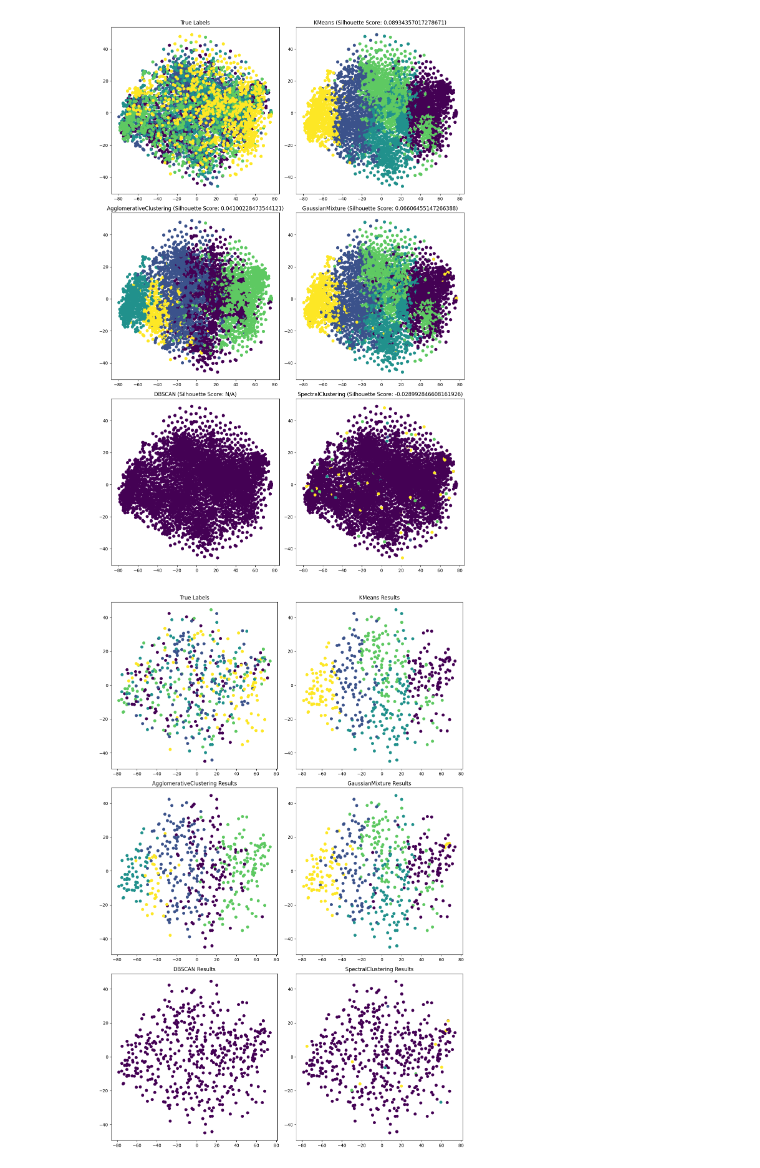
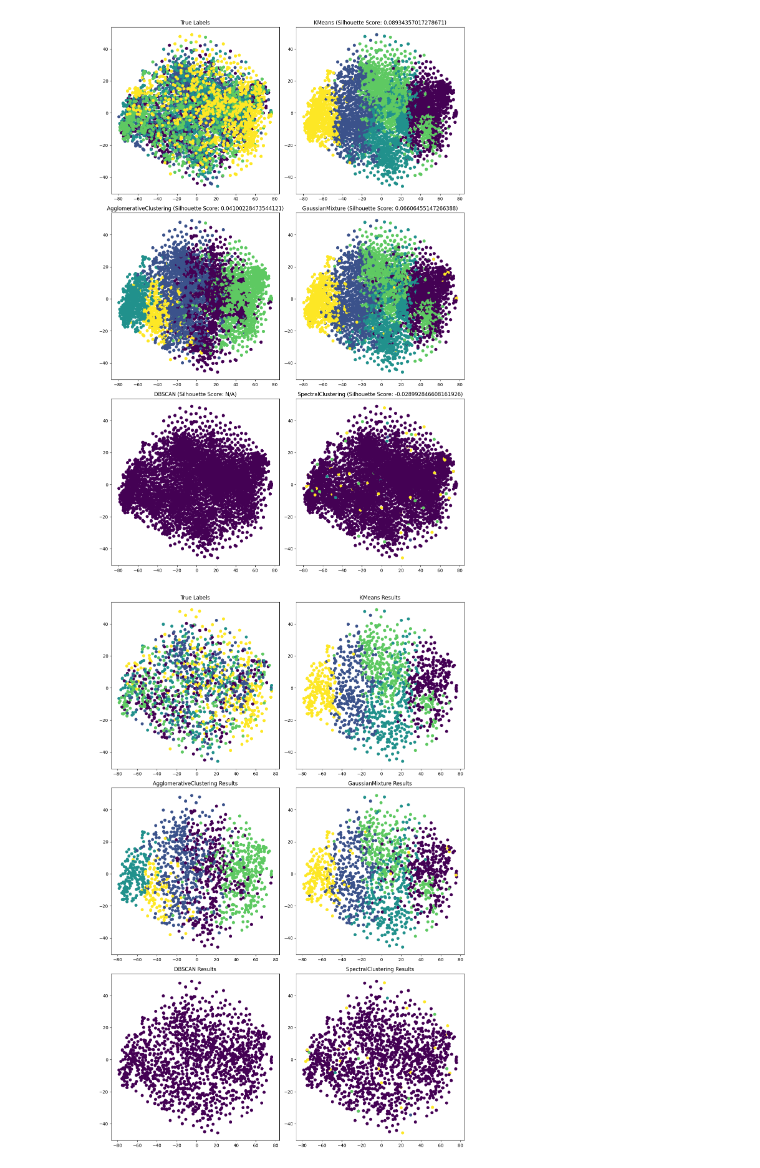
Before and after one commit to Harito97/AnimalClassifier, a Jupyter notebook: clustering/clustering.ipynb, the cells around one changed output. Drawn from its saved outputs; the diff is of its cells as text; code cells hidden in the pictures.

```diff
--- a/clustering/clustering.ipynb
+++ b/clustering/clustering.ipynb
@@ -157,32 +157,32 @@ algorithm_names = ['True Label', 'KMeans', 'AgglomerativeClustering', 'GaussianM
 dfs = []
 df = pd.read_csv('data_tsne.csv')
 dfs.append(df)
 
 for algorithm_name in algorithm_names[1:]:
     df = pd.read_csv(f'{algorithm_name}_clustering_results.csv')
     dfs.append(df)
 
 # Select 500 random data points
-selected_indices = np.random.choice(len(dfs[0]), size=500, replace=False)
+selected_indices = np.random.choice(len(dfs[0]), size=1500, replace=False)
 
 # Get the selected data points for each algorithm
 selected_data_points = []
 for df in dfs:
     selected_data_points.append(df.iloc[selected_indices])
 
 # Plot the results
 fig, axs = plt.subplots(3, 2, figsize=(12, 18))
 
 for i, (algorithm_name, data_points) in enumerate(zip(algorithm_names, selected_data_points), start=0):
     # Plot the results
     if algorithm_name == 'True Label':
         axs[i // 2, i % 2].scatter(data_points['tsne-2d-one'], data_points['tsne-2d-two'], c=data_points['label'])
         axs[i // 2, i % 2].set_title('True Labels')
     else:
         axs[i // 2, i % 2].scatter(data_points['tsne-2d-one'], data_points['tsne-2d-two'], c=data_points['cluster'])
         axs[i // 2, i % 2].set_title(f'{algorithm_name} Results')
 
 plt.tight_layout()
 plt.show()
 # %% [output]
-[figure, old version]
+[figure, new version]
```
Also changed, not shown: 5 other files.
